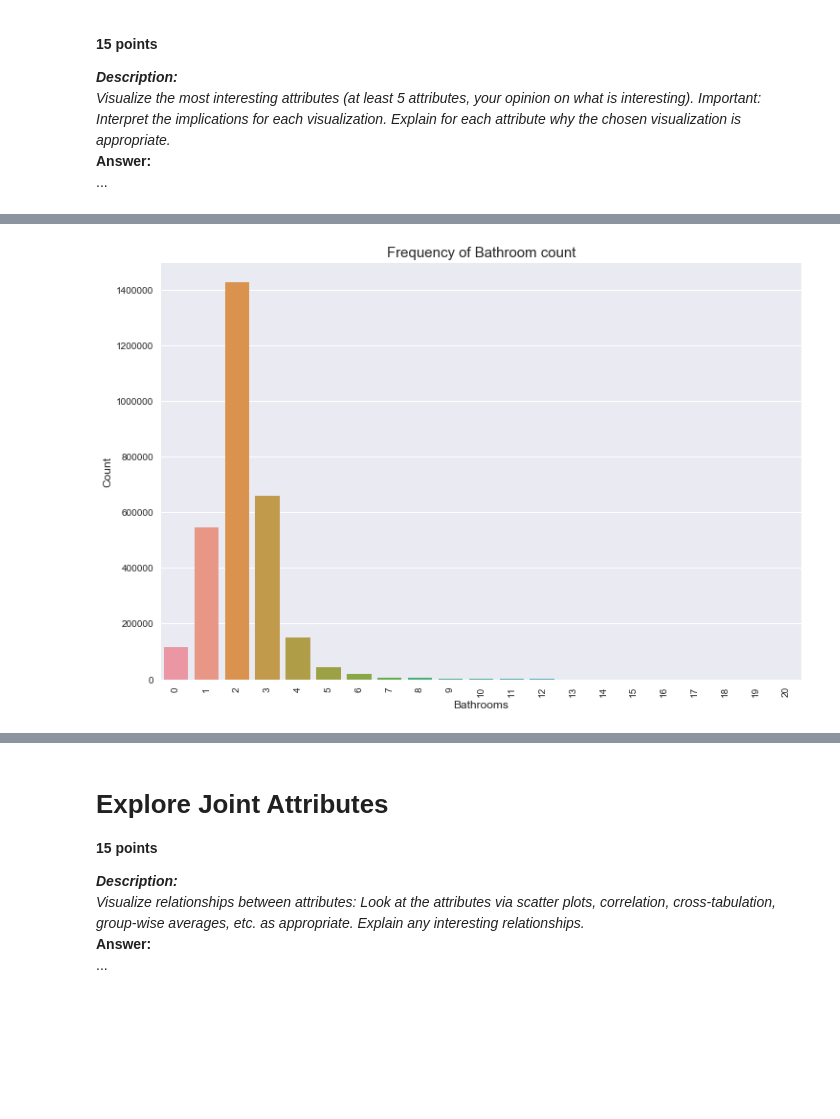
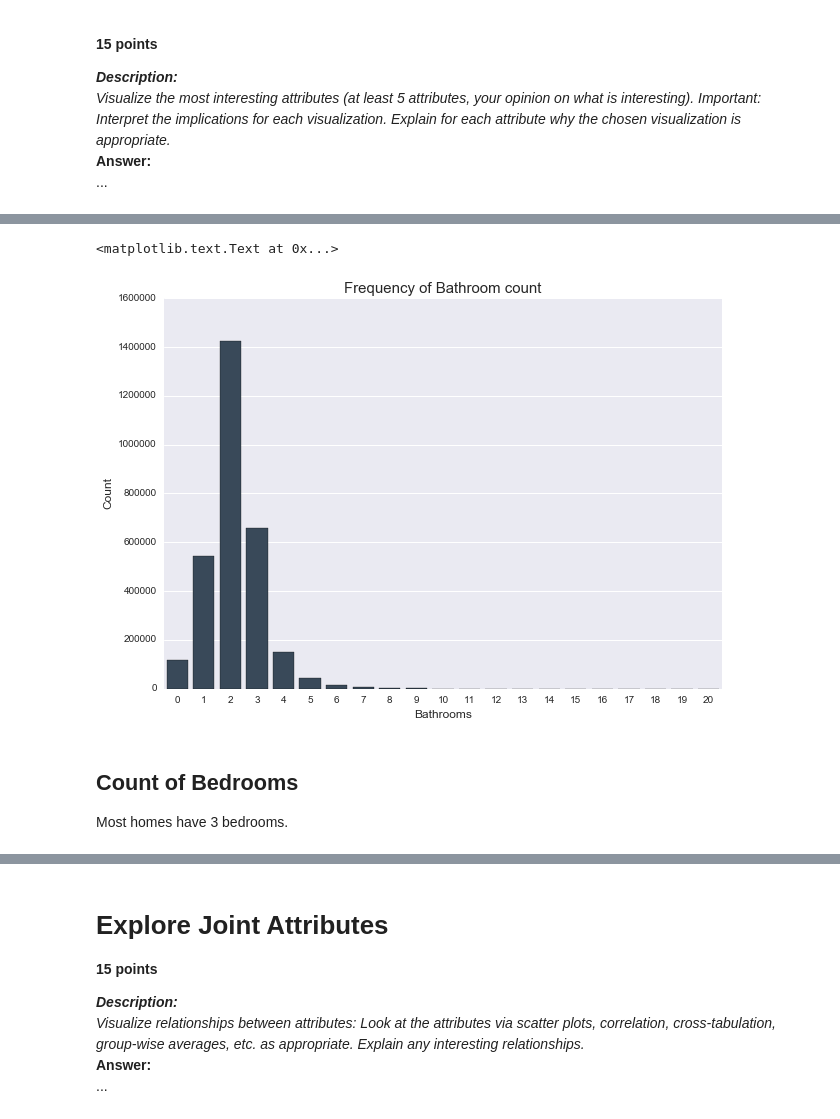
Before and after one commit to post2web/data_mining_group_project, a Jupyter notebook: notebooks/yao2.ipynb, the cells around one changed output, grey strips where cells are left out. Drawn from its saved outputs; the diff is of its cells as text; code cells hidden in the pictures; blank space fills up the shorter version.

```diff
--- a/notebooks/yao2.ipynb
+++ b/notebooks/yao2.ipynb
@@ -818,7 +631,7 @@ We replace all missing values with 0 which will represent no Total number of roo
 fix_outliers(data, 'roomcnt')
 
 print('Before', data['roomcnt'].unique())
-data['roomcnt'] = data['roomcnt'].fillna(0).astype(np.int32)
+data['roomcnt'] = data['roomcnt'].fillna(1).astype(np.int32)
 print('After', data['roomcnt'].unique())
 # %% [output]
 Outliers found!
@@ -1022,0 +833,2 @@ del data['finishedsquarefeet50']
+# %%
+data['finishedsquarefeet50'] = data['finishedsquarefeet50'].fillna(0).astype(np.float32)
@@ -1022,0 +847,2 @@ del data['finishedsquarefeet50']
+# %%
+data['logerror'] = data['logerror'].astype(np.float32)
@@ -1022,0 +852,2 @@ del data['finishedsquarefeet50']
+# %%
+data['parcelid'] = data['parcelid'].astype(np.int32)
@@ -1205,9 +1155,11 @@ sns.despine(ax=ax_box, left=True)
 # %%
-plt.figure(figsize=(12,8))
-sns.countplot(data['bathroomcnt'])
+sns.countplot(data['bathroomcnt'], color="#34495e")
 plt.ylabel('Count', fontsize=12)
 plt.xlabel('Bathrooms', fontsize=12)
-plt.xticks(rotation='vertical')
-plt.title("Frequency of Bathroom count", fontsize=15);
+plt.title("Frequency of Bathroom count", fontsize=15)
 # %% [output]
+<matplotlib.text.Text at 0x...>
-[figure, old version]
+[figure, new version]
+# %% [markdown]
+## Count of Bedrooms
+Most homes have 3 bedrooms.
```
Also changed, not shown: parts of 113 cells of this notebook, 1 other file.
